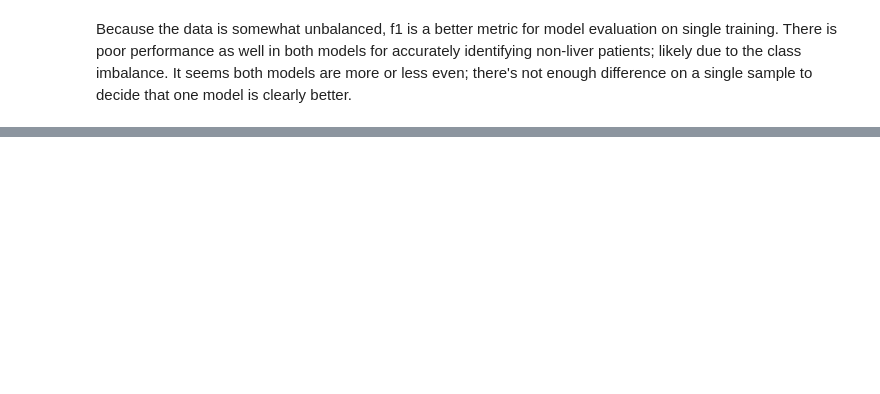
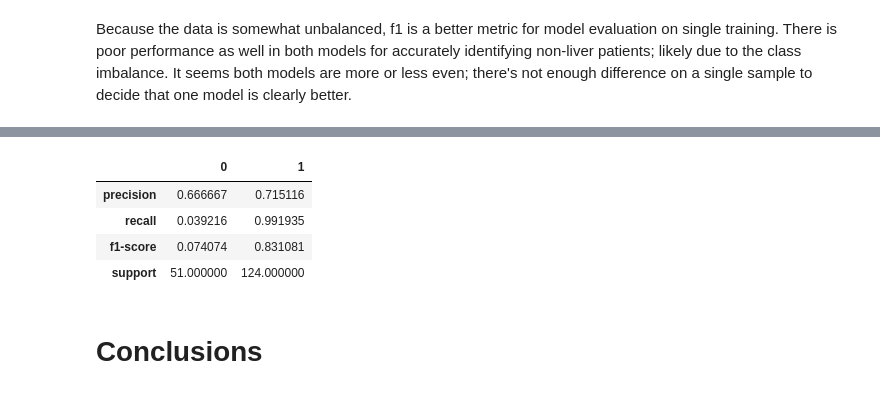
Before and after one commit to Rogges/Healthcare, a Jupyter notebook: Liver Machine Learning.ipynb, the cells around one changed output, grey strips where cells are left out. Drawn from its saved outputs; the diff is of its cells as text; code cells hidden in the pictures; blank space fills up the shorter version.

```diff
--- a/Liver Machine Learning.ipynb
+++ b/Liver Machine Learning.ipynb
@@ -344,0 +386,12 @@ models.append(("KNN", KNeighborsClassifier()))
+# %%
+report_clin = classification_report(sel_clin_y_test, svc_clin.predict(sel_clin_x_test), output_dict = True)
+report_simple_clin = {0: report_clin["0"], 1: report_clin["1"]}
+pd.DataFrame(report_simple_clin)
+# %% [output]
+|  | 0 | 1 |
+| precision | 0.666667 | 0.715116 |
+| recall | 0.039216 | 0.991935 |
+| f1-score | 0.074074 | 0.831081 |
+| support | 51.000000 | 124.000000 |
+# %% [markdown]
+# Conclusions
```
Also changed, not shown: parts of 27 cells of this notebook.
